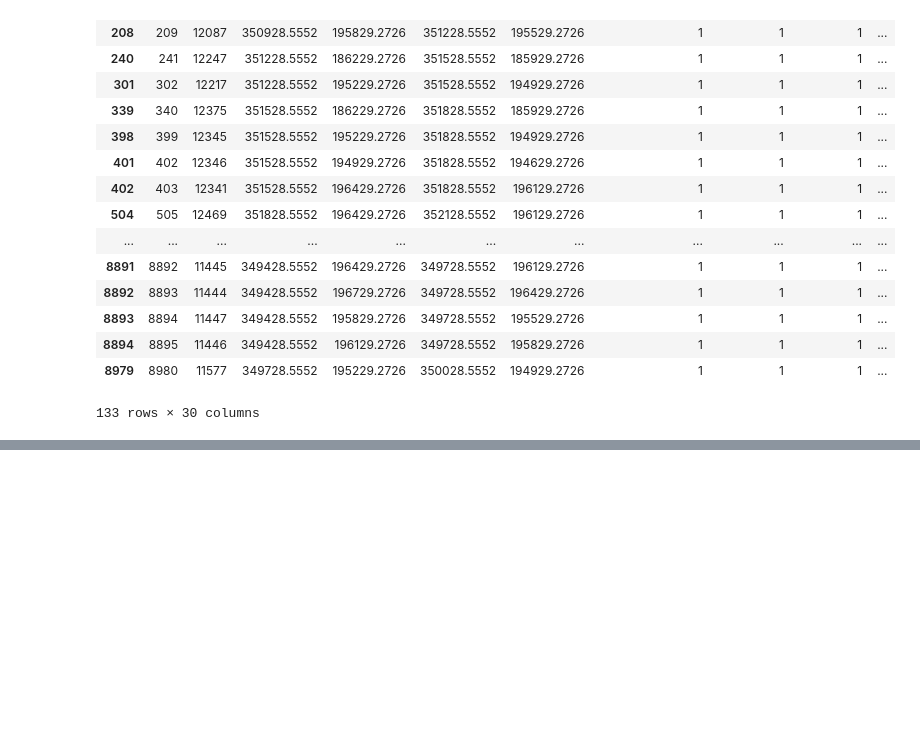
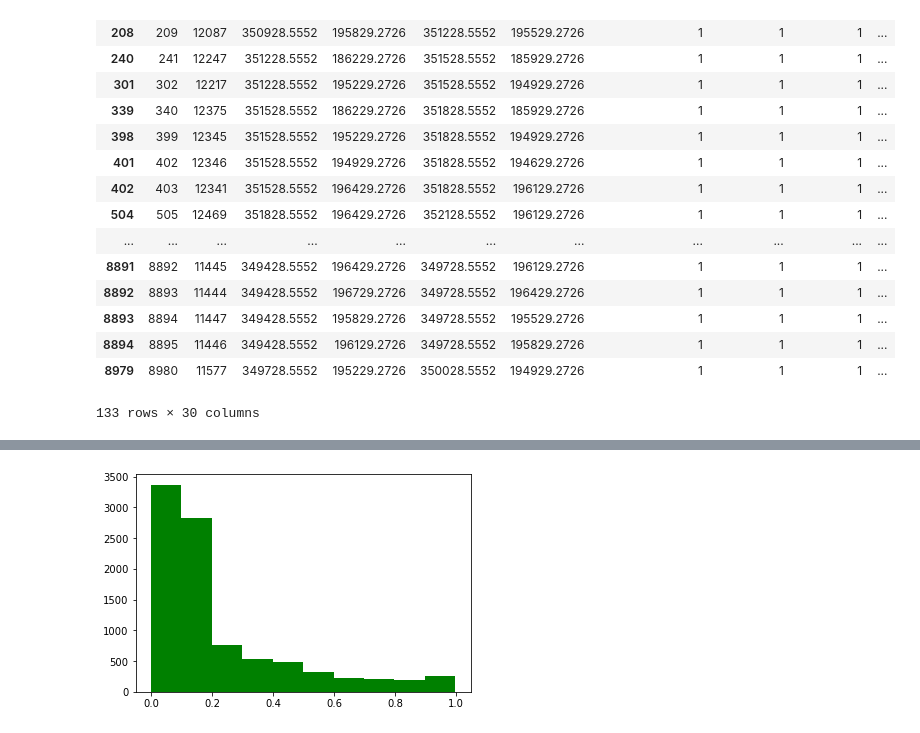
Before and after one commit to suhyeonnnnn/Changwon, a Jupyter notebook: index, cluster.ipynb, the cells around one changed output, grey strips where cells are left out. Saved outputs shown, nothing was run; the diff lists cells and outputs as text; code cells hidden in the pictures; blank space fills up the shorter version.

```diff
--- a/index, cluster.ipynb
+++ b/index, cluster.ipynb
@@ -419,0 +493,6 @@ df3.to_csv("cluster_final.csv")
+# %%
+#인구수 파일 load
+num = pd.read_csv('인구수_merge_new.csv') #인구수 십분위수 -> 백분위수로 다시 변환
+
+#최종 파일 load
+df = pd.read_csv('changwon_master_300_0928_2.csv')
@@ -419,0 +518,4 @@ df3.to_csv("cluster_final.csv")
+# %%
+#하나로 합치기
+df = pd.merge(df, num, how='left', on=('fid','id'))
+df.info()
@@ -419,0 +582,9 @@ df3.to_csv("cluster_final.csv")
+# %%
+#최종 점수 계산
+df['total'] = 0.02*df['bus'] + 0.32*df['dead']+ 0.16*df['aca'] + 0.15*df['kin'] +0.13*df['ele'] +0.12*df['num_10_percent'] +0.1*df['num_total_percent']
+# %%
+X = np.random.randn(500)
+plt.hist(df['total'], bins =10,color='g')
+plt.show()
+# %% [output]
+[figure, added]
```
Also changed, not shown: parts of 41 cells of this notebook, 1 other file.
